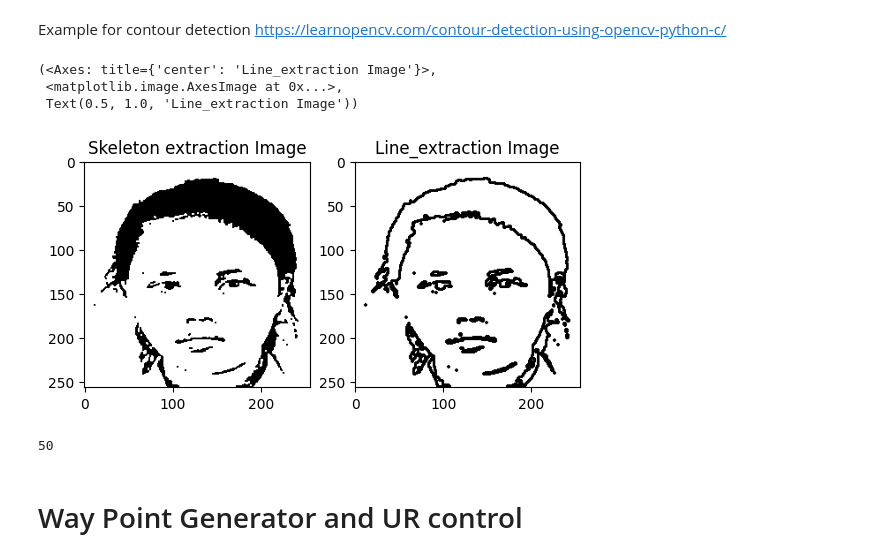
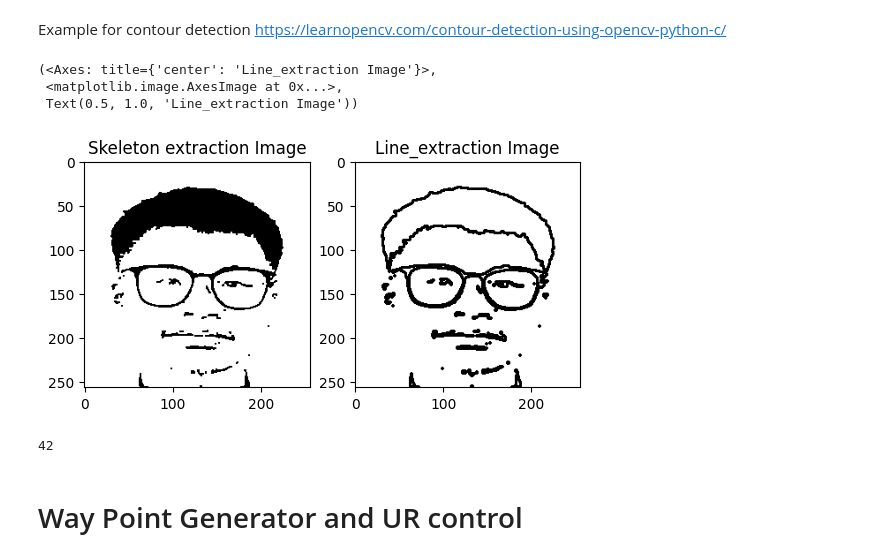
Before and after one commit to pipogood/FRA_503-IOT-Project, a Jupyter notebook: image_preprocess.ipynb, the cells around one changed output. Drawn from its saved outputs; the diff is of its cells as text; code cells hidden in the pictures.

```diff
--- a/image_preprocess.ipynb
+++ b/image_preprocess.ipynb
@@ -265,40 +265,40 @@ import cv2
 import numpy as np
 
 # Load the image
-image = cv2.imread('Skeleton_Extraction.png')
+# image = cv2.imread('Skeleton_Extraction.png')
 
-# image = cv2.imread('Genearated_Portrait.png')
+image = cv2.imread('RTNC_test.png')
 
 # Convert the image to grayscale
 gray_image = cv2.cvtColor(image, cv2.COLOR_BGR2GRAY)
 
 # Apply a threshold to create a binary image separating lines from the background
 _, binary_image = cv2.threshold(gray_image, 200, 255, cv2.THRESH_BINARY)  # ThresholdValue: Value of Threshold below and above which pixel values will change accordingly
 
 # Find contours (lines) in the binary image
 contours, _ = cv2.findContours(255-binary_image, mode=cv2.RETR_TREE, method=cv2.CHAIN_APPROX_SIMPLE)
 
 # Draw the detected lines on a blank canvas
 line_image = np.zeros_like(image)
 
 for contour in contours:
     # Draw the contours (lines) found onto the blank canvas
     cv2.drawContours(line_image, [contour], contourIdx=-1, color=(255, 255, 255), thickness=2)
 
 cv2.imwrite("line_extraction.png", 255-line_image)
 
 # Display the original image and the extracted lines
 plt.subplot(121),plt.imshow(gray_image, cmap='gray'),plt.title('Skeleton extraction Image')
 plt.subplot(122),plt.imshow(255-line_image, cmap='gray'),plt.title('Line_extraction Image')
 # %% [output]
 (<Axes: title={'center': 'Line_extraction Image'}>,
  <matplotlib.image.AxesImage at 0x...>,
  Text(0.5, 1.0, 'Line_extraction Image'))
-[figure, old version]
+[figure, new version]
 # %%
 len(contours)
 # %% [output]
-50
+42
 # %% [markdown]
 # Way Point Generator and UR control
 # %% [markdown]
```
Also changed, not shown: parts of 9 cells of this notebook, 3 other files.
